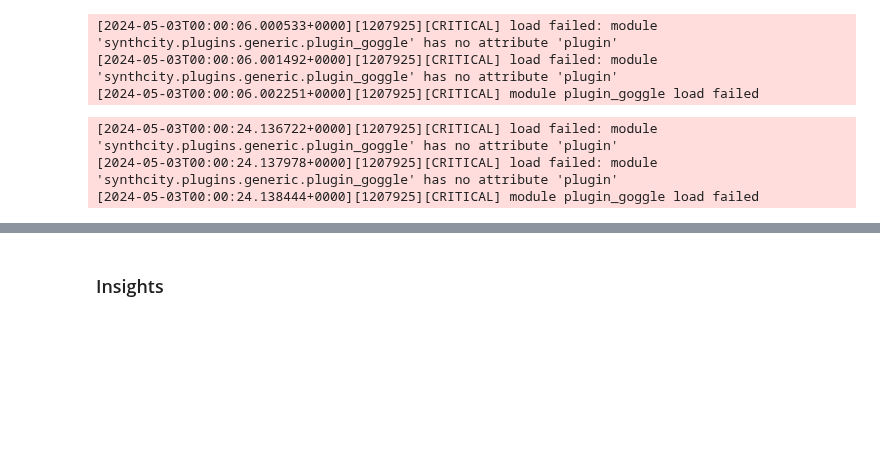
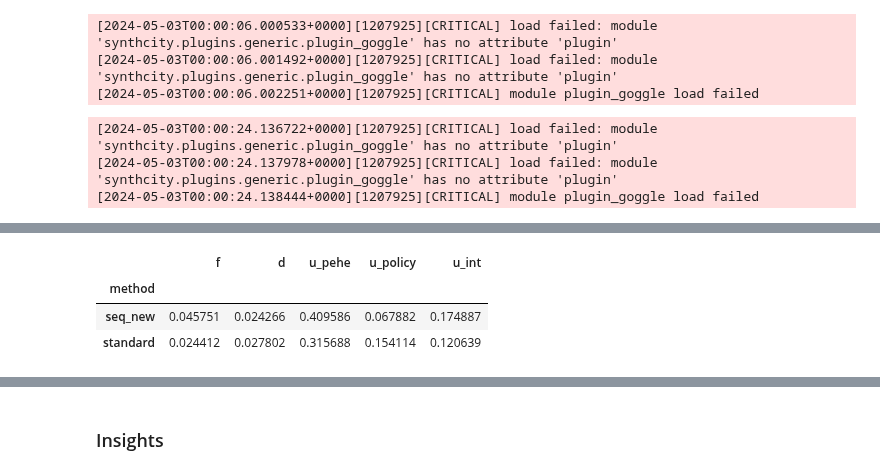
Before and after one commit to harrya32/causal_synthetic_data, a Jupyter notebook: Experiments/Experiments.ipynb, the cells around one changed output, grey strips where cells are left out. Drawn from its saved outputs; the diff is of its cells as text; code cells hidden in the pictures; blank space fills up the shorter version.

```diff
--- a/Experiments/Experiments.ipynb
+++ b/Experiments/Experiments.ipynb
@@ -1870,0 +1844,7 @@ results_ihdp.groupby('method').mean()
+# %%
+results_ihdp.groupby('method').std()
+# %% [output]
+|  | f | d | u_pehe | u_policy | u_int |
+| method |  |  |  |  |  |
+| seq_new | 0.045751 | 0.024266 | 0.409586 | 0.067882 | 0.174887 |
+| standard | 0.024412 | 0.027802 | 0.315688 | 0.154114 | 0.120639 |
```
Also changed, not shown: parts of 11 cells of this notebook, 49 other files.
